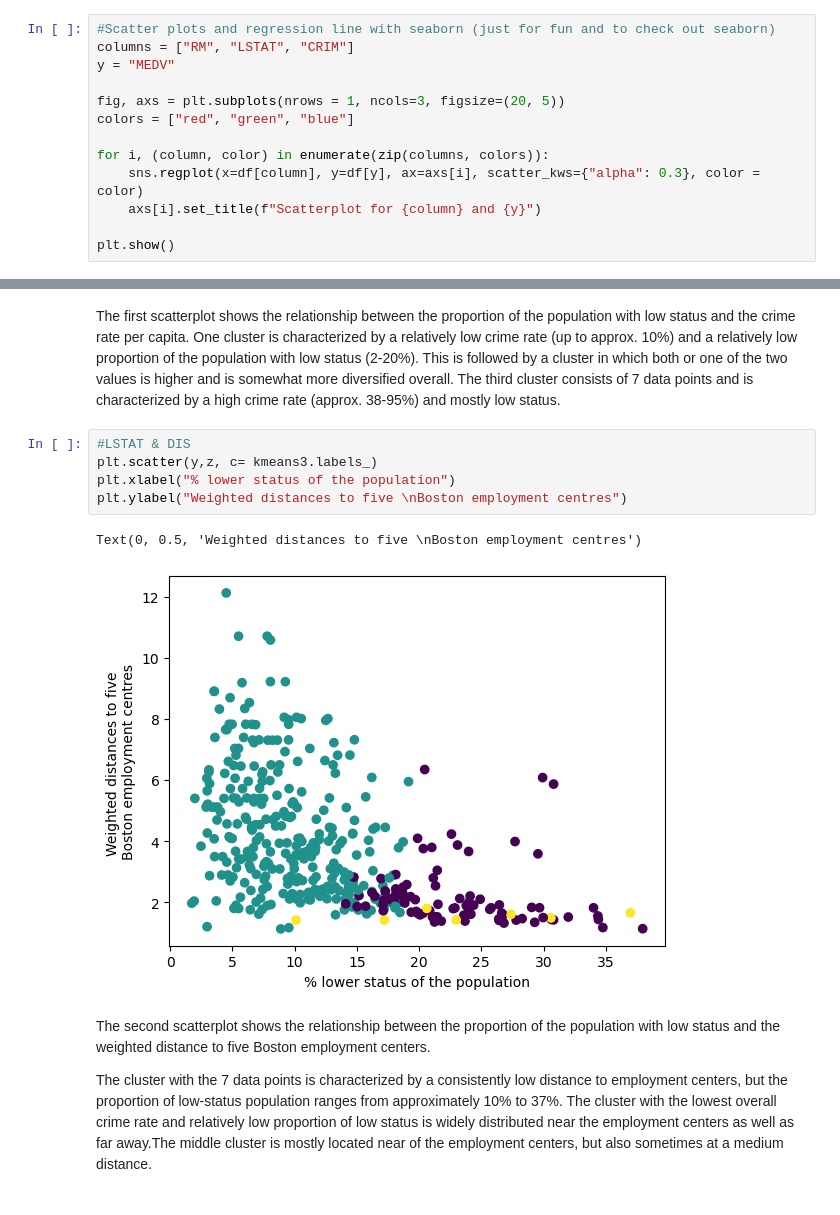
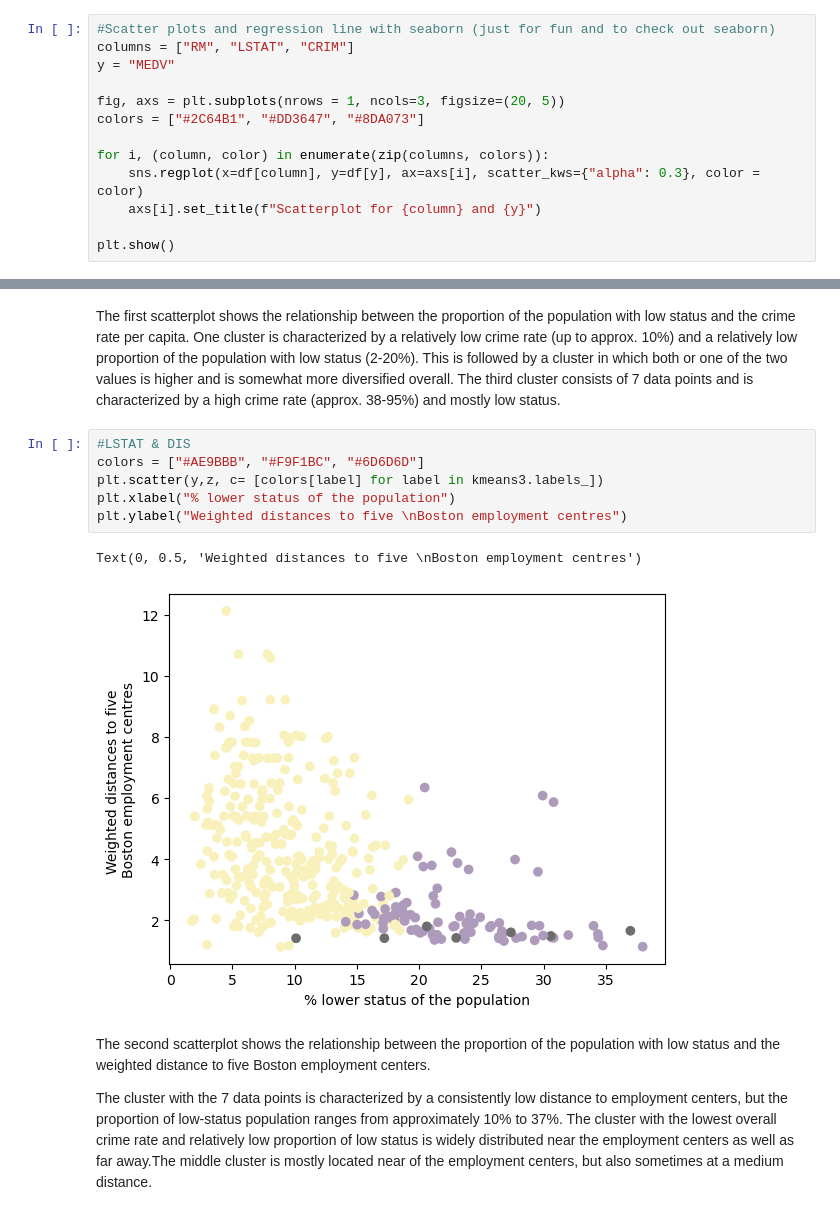
Before and after one commit to ckeuss/Boston_Housing_Prices, a Jupyter notebook: BostonHousing.ipynb, the cells around one changed output, grey strips where cells are left out. Drawn from its saved outputs; the diff is of its cells as text.

Commit message:
add average MEDV for each cluster, update plots

```diff
--- a/BostonHousing.ipynb
+++ b/BostonHousing.ipynb
@@ -301,7 +301,7 @@ columns = ["RM", "LSTAT", "CRIM"]
 y = "MEDV"
 
 fig, axs = plt.subplots(nrows = 1, ncols=3, figsize=(20, 5))
-colors = ["red", "green", "blue"]
+colors = ["#2C64B1", "#DD3647", "#8DA073"]
 
 for i, (column, color) in enumerate(zip(columns, colors)):
     sns.regplot(x=df[column], y=df[y], ax=axs[i], scatter_kws={"alpha": 0.3}, color = color)
@@ -400,12 +401,13 @@ Text(0, 0.5, '% lower status of the population')
 The first scatterplot shows the relationship between the proportion of the population with low status and the crime rate per capita. One cluster is characterized by a relatively low crime rate (up to approx. 10%) and a relatively low proportion of the population with low status (2-20%). This is followed by a cluster in which both or one of the two values is higher and is somewhat more diversified overall. The third cluster consists of 7 data points and is characterized by a high crime rate (approx. 38-95%) and mostly low status.
 # %%
 #LSTAT & DIS
-plt.scatter(y,z, c= kmeans3.labels_)
+colors = ["#AE9BBB", "#F9F1BC", "#6D6D6D"]
+plt.scatter(y,z, c= [colors[label] for label in kmeans3.labels_])
 plt.xlabel("% lower status of the population")
 plt.ylabel("Weighted distances to five \nBoston employment centres")
 # %% [output]
 Text(0, 0.5, 'Weighted distances to five \nBoston employment centres')
-[figure, old version]
+[figure, new version]
 # %% [markdown]
 The second scatterplot shows the relationship between the proportion of the population with low status and the weighted distance to five Boston employment centers.
 
```
Also changed, not shown: parts of 7 cells of this notebook, 4 other files.
